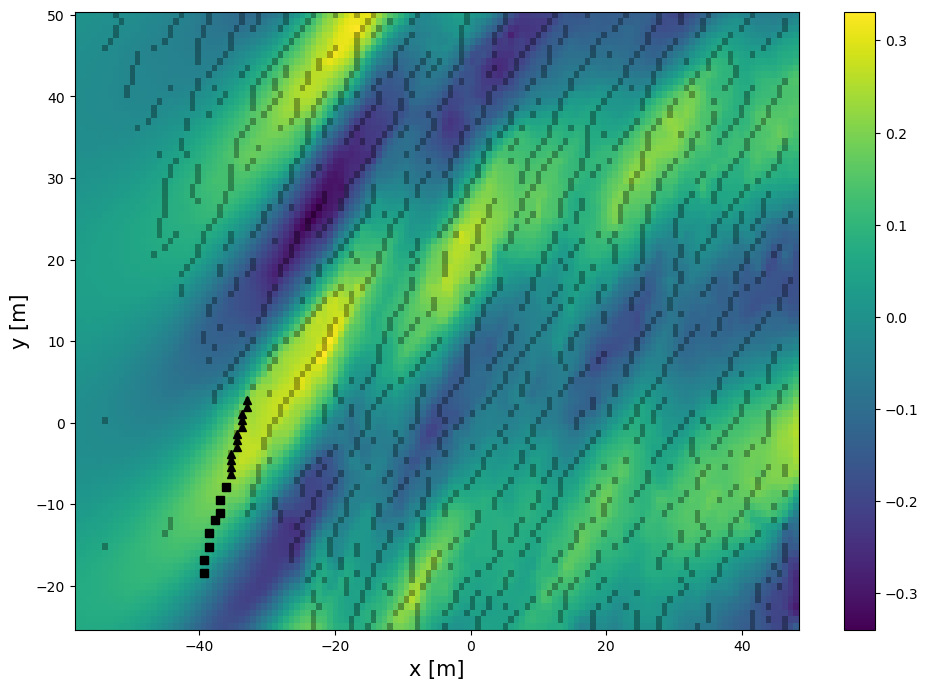
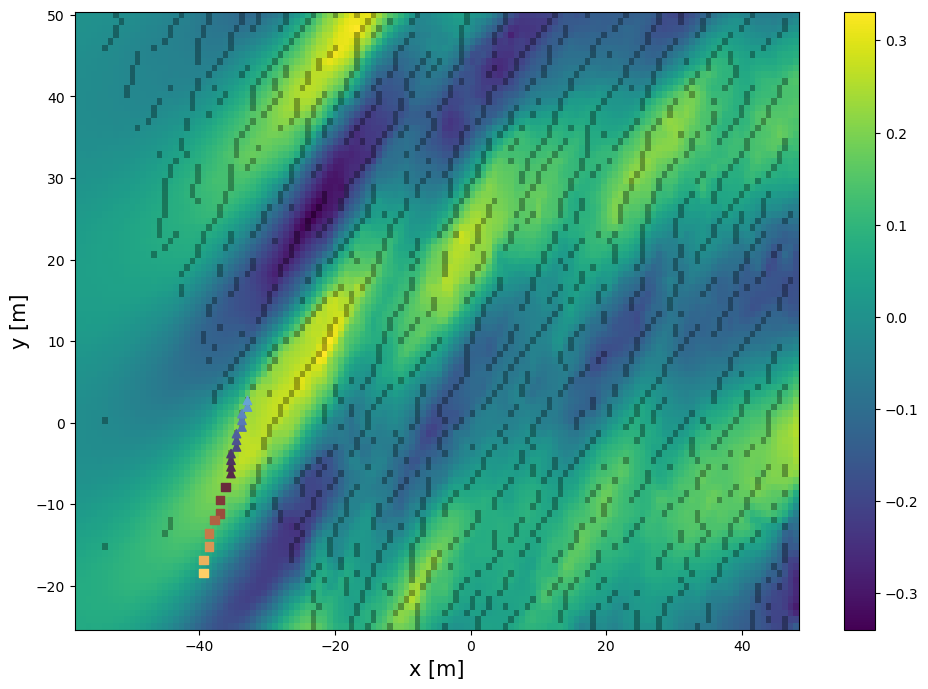
The notebook cell's code change between the first figure and the second:
--- before
+++ after
@@ -18,6 +18,6 @@
 x_refnoncassee, y_ref_noncasse = from_pximagecoord_to_physicalcoord(x_ind_ref_noncasse_int, y_ind_ref_noncasse_int)
 
-ax.plot(x_crack_arr, y_crack_arr, '^k')
-ax.plot(x_refnoncassee, y_ref_noncasse, 'sk')
+ax.scatter(x_crack_arr, y_crack_arr, c=cmap(norm(colorvals_cassee)), marker='^')
+ax.scatter(x_refnoncassee, y_ref_noncasse, c=cmap(norm(colorvals_noncassee)),marker='s')
 ax.set_xlabel('x [m]', fontsize=15)
 ax.set_ylabel('y [m]', fontsize=15)
@@ -25,2 +25,3 @@
 fig.colorbar(im)
 plt.savefig('C:/Users/Vasco Zanchi/Desktop/presentations/reunions_hebdo/figures_data_article/example_crack_withuzfield.pdf', dpi=600)
+plt.savefig('C:/Users/Vasco Zanchi/Desktop/presentations/reunions_hebdo/figures_data_article/example_crack_withuzfield.png', dpi=600)

Commit: updates figures article